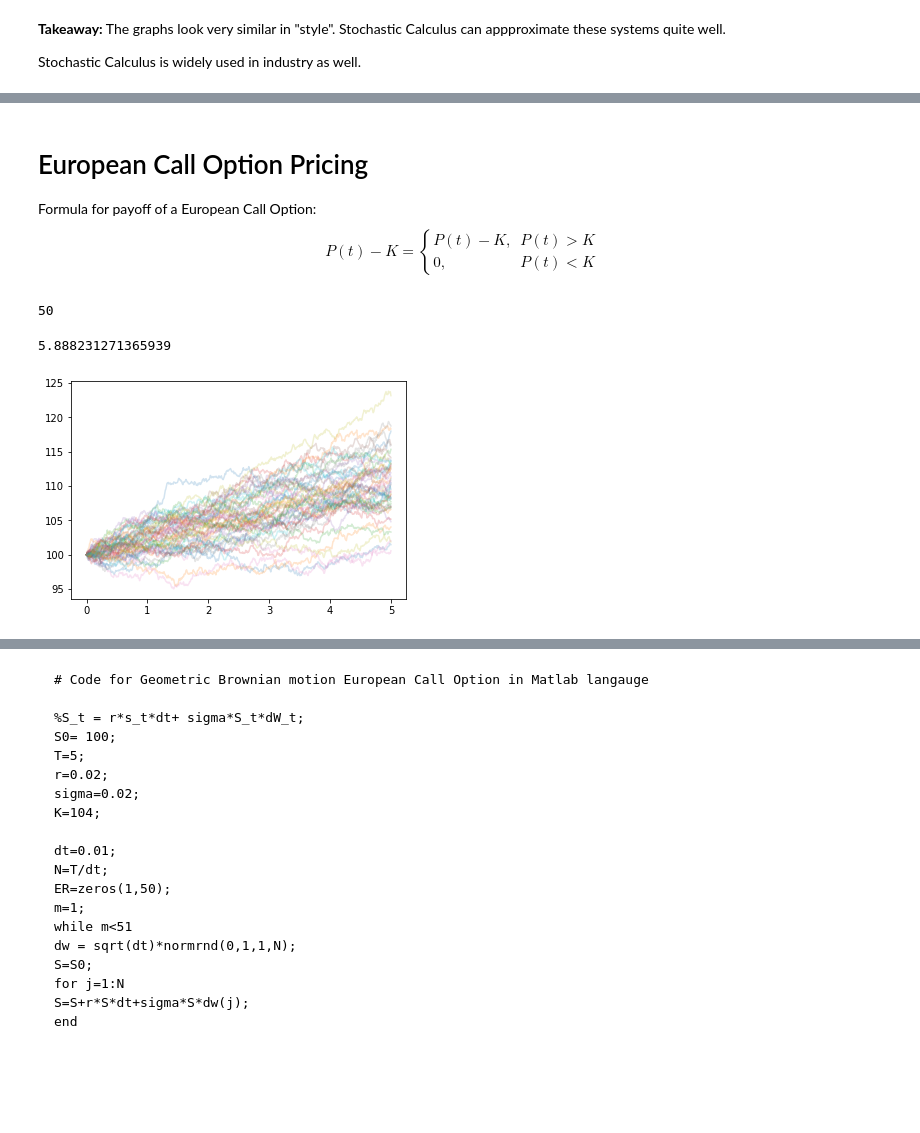
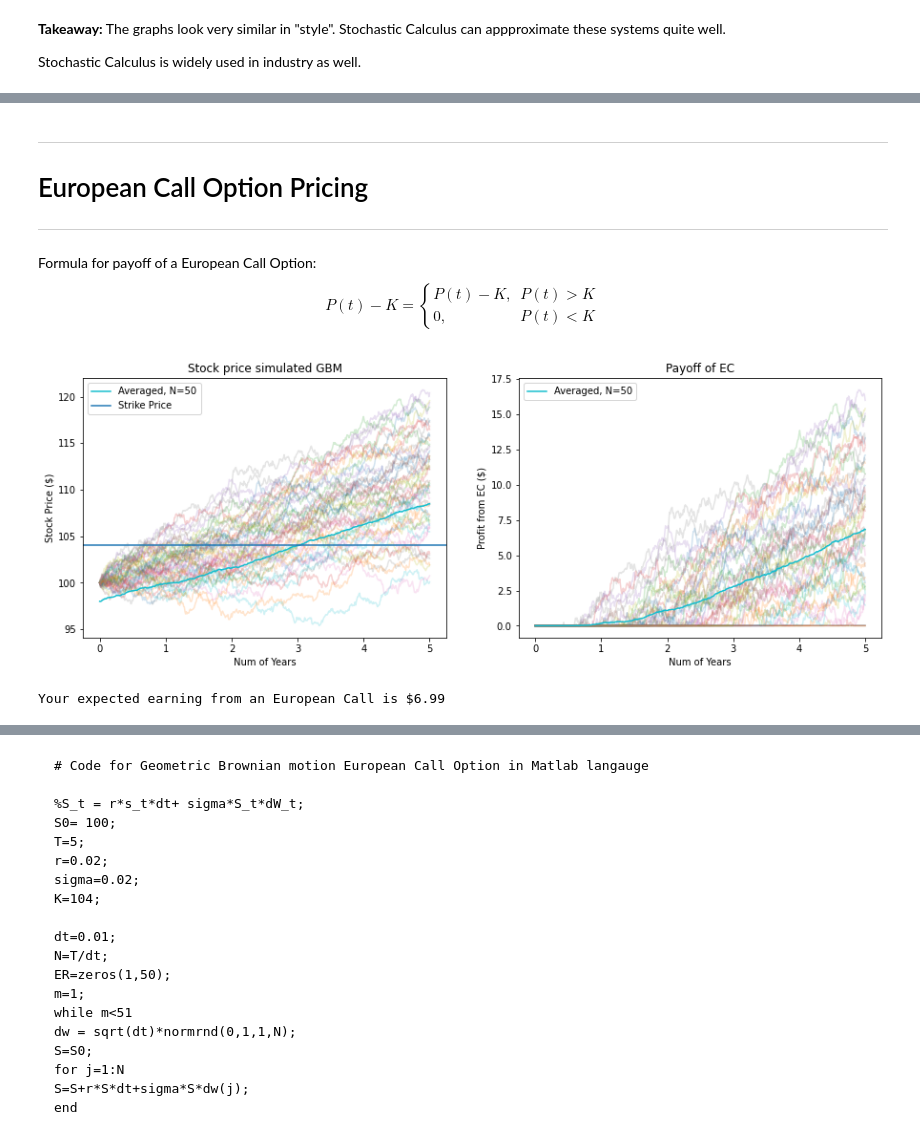
Before and after one commit to clarkmiyamoto/DRP_Fall2022, a Jupyter notebook: DRP_F2022_Presentation.ipynb, the cells around one changed output, grey strips where cells are left out. Cells and saved outputs as stored; diff of their text form; code cells hidden in the pictures; blank space fills up the shorter version.

```diff
--- a/DRP_F2022_Presentation.ipynb
+++ b/DRP_F2022_Presentation.ipynb
@@ -409,8 +378,12 @@ Where $Z$ is a normal distribution centered at 0 with a variance of 1.
+# %% [markdown]
+---
+
+
+# European Call Option Pricing
+
+
+---
 # %% [markdown]
-# European Call Option Pricing
-
-
-
 Formula for payoff of a European Call Option:
 $$ P(t) - K = \begin{cases}
 P(t) - K, & P(t) > K\\
@@ -435,36 +408,72 @@ def EC(P,K):
 # %%
 # Initalize System
 S0= 100
 T=5
 r=0.02 #
 sigma=0.02 #volatility
 K=104 #dollars
 dt=0.01
 N=T/dt
 
+list_of_S = []
+list_of_EC_Pricing = []
+ER=[]
+# Graph stuff!
 
-ER=[]
+figure, axis = plt.subplots(ncols=2, figsize=(15, 5))
 
 m=1
-averaging = 51
+t = np.linspace(0,T, int(N))
+averaging = 50
 while (m < averaging):
     S = [S0]
     EC_Pricing = [0]
-    for j in range(int(N) - 1):
+    for j in range(int(N)-1):
         dw = sqrt(dt) * np.random.normal(0,1,size=1)[0]
-        S.append(S[j]+r*S[j]*dt+sigma*S[j]*dw)
-        EC_Pricing.append(EC())
+        EC_Pricing.append(EC(S[j],K))
+        S.append(S[j]+r*S[j]*dt+sigma*S[j]*dw) # Geometric Brownian Motion
 
-    plt.plot(np.linspace(0,T, int(N)), S, alpha = 0.2)
+    # Plot everything
+    axis[0].plot(t, S, alpha = 0.2)
+    axis[1].plot(t, EC_Pricing, alpha = 0.2)
+
+    # Save data
+    list_of_S.append(np.array(S))
+    list_of_EC_Pricing.append(np.array(EC_Pricing))
     ER.append(max(S[-1]-K,0))
     m += 1
 
+# Averaging generated data
+avg_S = np.zeros(int(N))
+for i in list_of_S:
+    avg_S= np.add(i, avg_S)
+avg_S = avg_S / averaging
+axis[0].plot(t, avg_S, label=f'Averaged, N={averaging}')
 
-print(len(ER))
+avg_EC = np.zeros(int(N))
+for i in list_of_EC_Pricing:
+    avg_EC= np.add(i, avg_EC)
+avg_EC = avg_EC / averaging
+axis[1].plot(t, avg_EC, label=f'Averaged, N={averaging}')
 
 
-np.exp(-r*T) * np.mean(ER)
+# Graphing set up
+axis[0].axhline(K, label='Strike Price')
+axis[0].set_title(f'Stock price simulated GBM')
+axis[0].set_xlabel('Num of Years')
+axis[0].set_ylabel('Stock Price ($)')
+axis[0].legend()
+
+axis[1].set_title(f'Payoff of EC')
+axis[1].set_xlabel('Num of Years')
+axis[1].set_ylabel('Profit from EC ($)')
+axis[1].legend()
+
+plt.show()
+figure.savefig('ECO.png')
+
+earnings = np.exp(-r*T) * np.mean(ER)
+print(f'Your expected earning from an European Call is ${np.mean(ER):0.3}')
 # %% [output]
+[figure, new version]
-50
+Your expected earning from an European Call is $6.99
-5.888231271365939
-[figure, old version]
```
Also changed, not shown: parts of 28 cells of this notebook, 8 other files.
